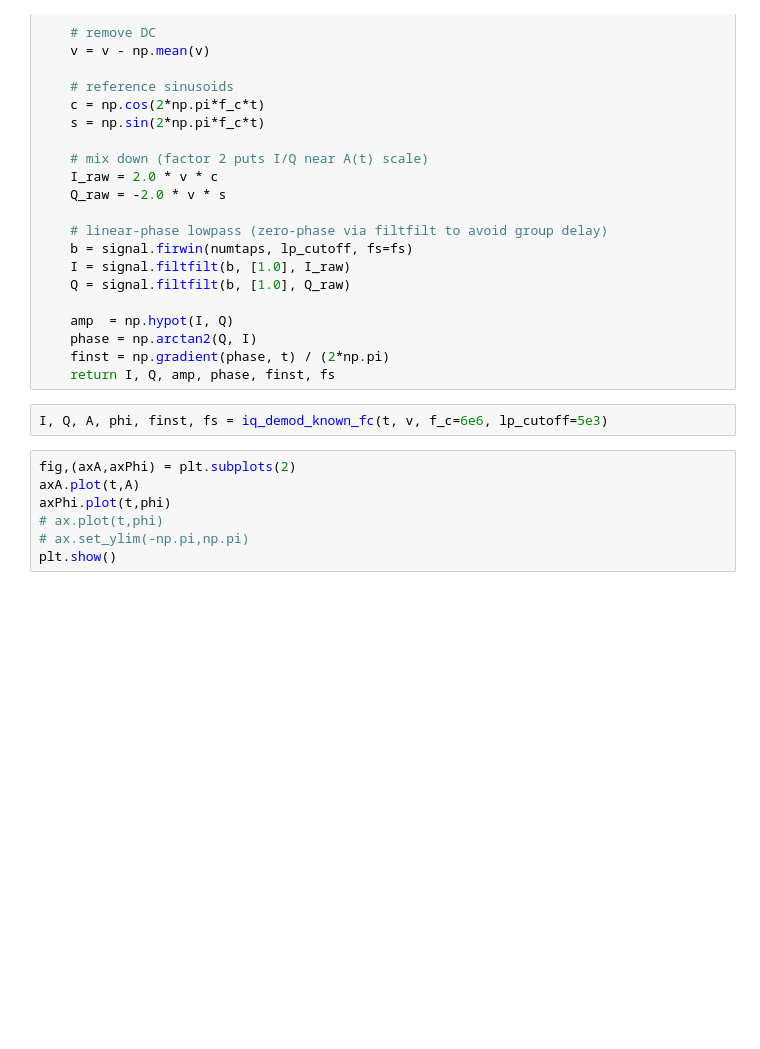
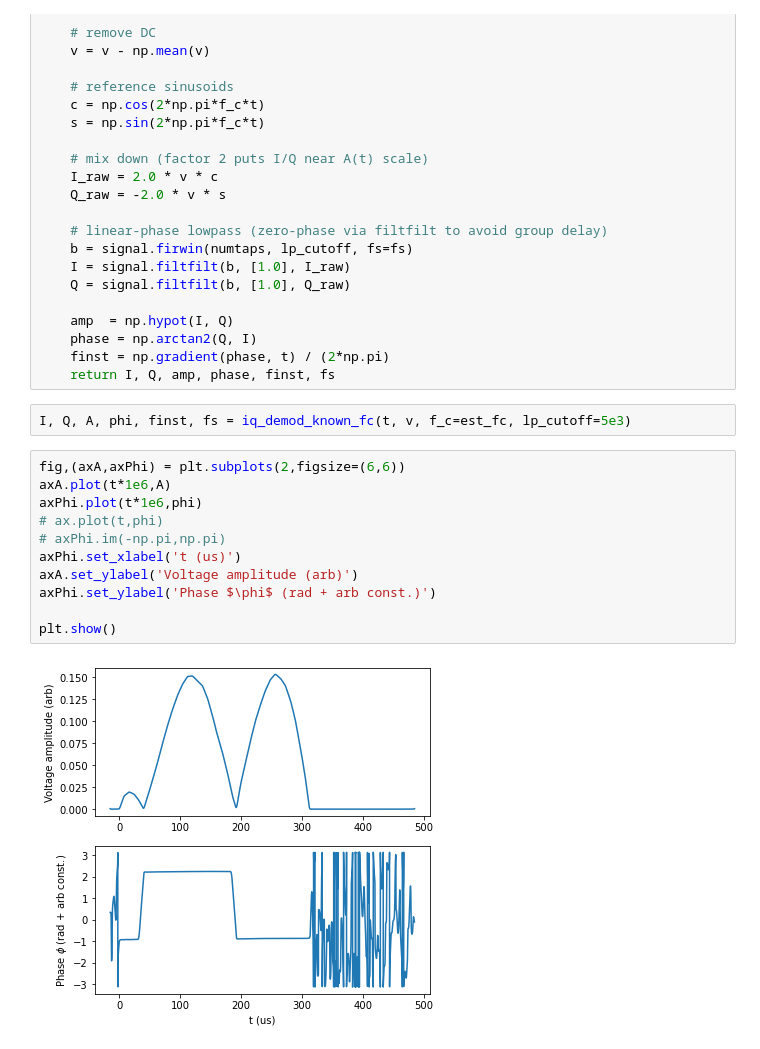
Before and after one commit to CornishLabs/qick-long-pulses, a Jupyter notebook: AnalyseShapedPulse.ipynb, the cells around one changed output. Cells and saved outputs as stored; diff of their text form; blank space fills up the shorter version.

```diff
--- a/AnalyseShapedPulse.ipynb
+++ b/AnalyseShapedPulse.ipynb
@@ -136,11 +140,17 @@ def iq_demod_known_fc(t, v, f_c, lp_cutoff, numtaps=401):
     finst = np.gradient(phase, t) / (2*np.pi)
     return I, Q, amp, phase, finst, fs
 # %%
-I, Q, A, phi, finst, fs = iq_demod_known_fc(t, v, f_c=6e6, lp_cutoff=5e3)
+I, Q, A, phi, finst, fs = iq_demod_known_fc(t, v, f_c=est_fc, lp_cutoff=5e3)
 # %%
-fig,(axA,axPhi) = plt.subplots(2)
-axA.plot(t,A)
-axPhi.plot(t,phi)
+fig,(axA,axPhi) = plt.subplots(2,figsize=(6,6))
+axA.plot(t*1e6,A)
+axPhi.plot(t*1e6,phi)
 # ax.plot(t,phi)
-# ax.set_ylim(-np.pi,np.pi)
+# axPhi.im(-np.pi,np.pi)
+axPhi.set_xlabel('t (us)')
+axA.set_ylabel('Voltage amplitude (arb)')
+axPhi.set_ylabel('Phase $\phi$ (rad + arb const.)')
+
 plt.show()
+# %% [output]
+[figure, added]
```
Also changed, not shown: parts of 2 cells of this notebook, 5 other files.
